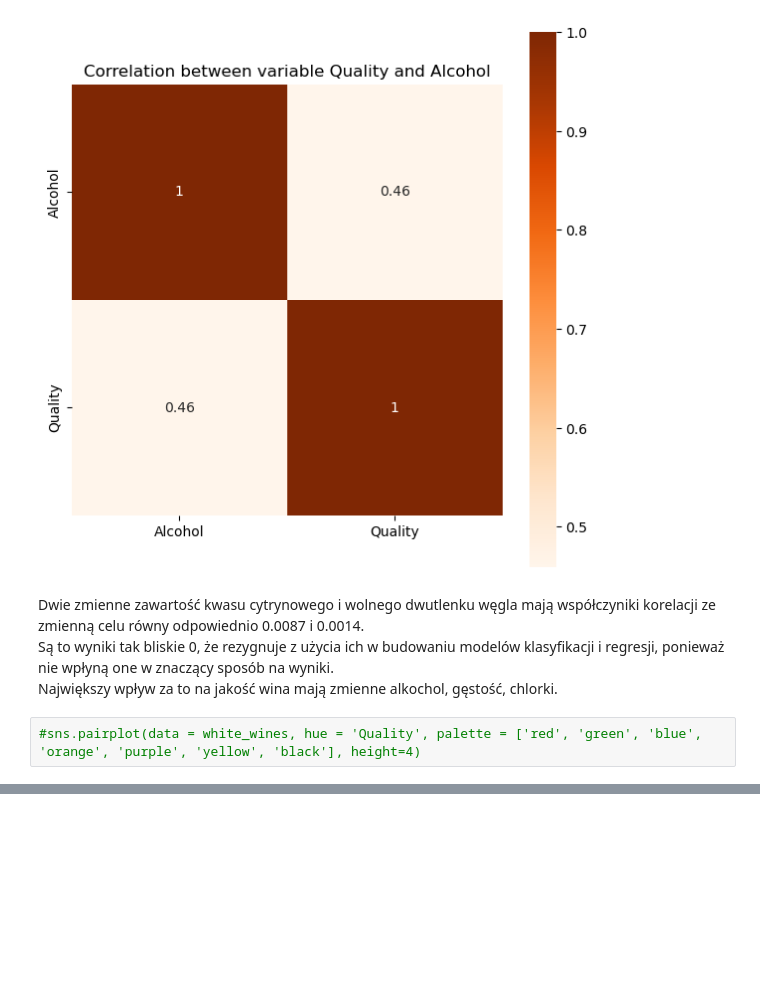
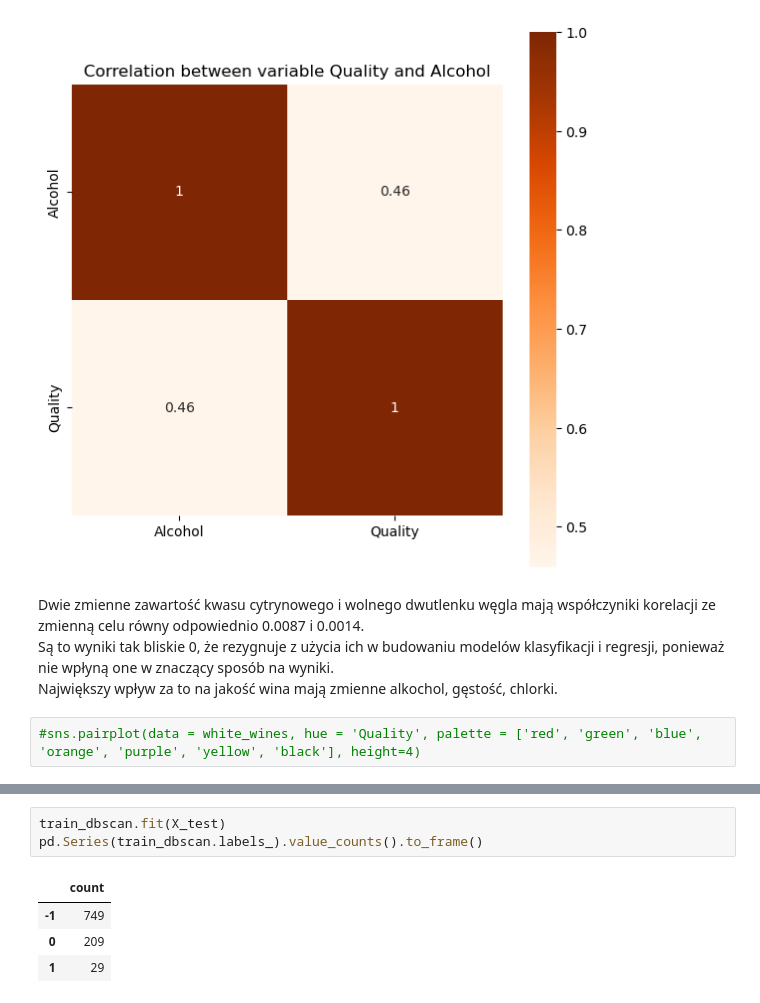
Before and after one commit to rrnax/WhiteWine, a Jupyter notebook: Data_analize.ipynb, the cells around one changed output, grey strips where cells are left out. Drawn from its saved outputs; the diff is of its cells as text; blank space fills up the shorter version.

```diff
--- a/Data_analize.ipynb
+++ b/Data_analize.ipynb
@@ -206,0 +285,8 @@ Na wykresach rozrzutu nie znalazłem żadnej interesującej rzecy szczególnie,
+# %%
+train_dbscan.fit(X_test)
+pd.Series(train_dbscan.labels_).value_counts().to_frame()
+# %% [output]
+|  | count |
+| -1 | 749 |
+| 0 | 209 |
+| 1 | 29 |
```
Also changed, not shown: parts of 14 cells of this notebook.
